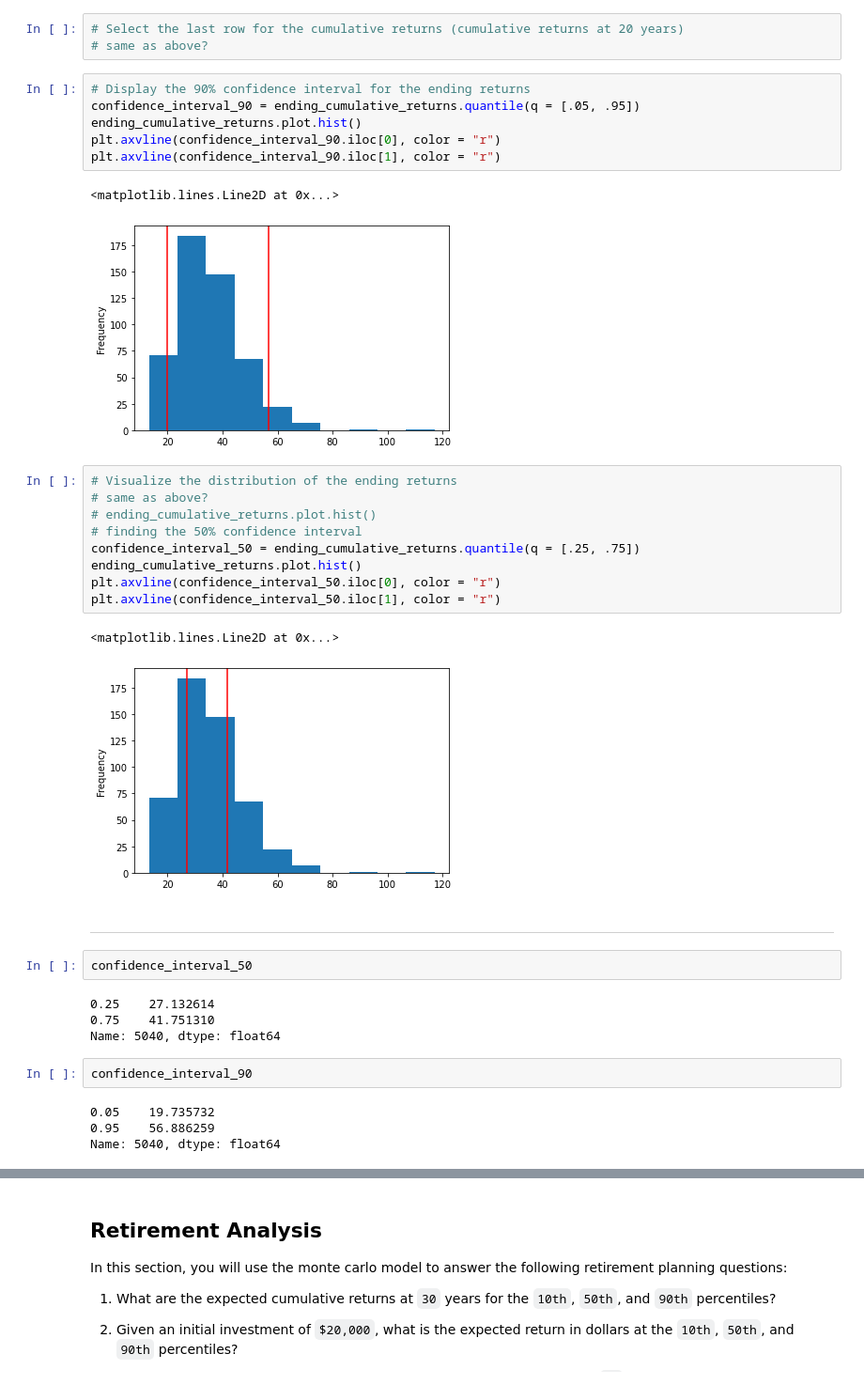
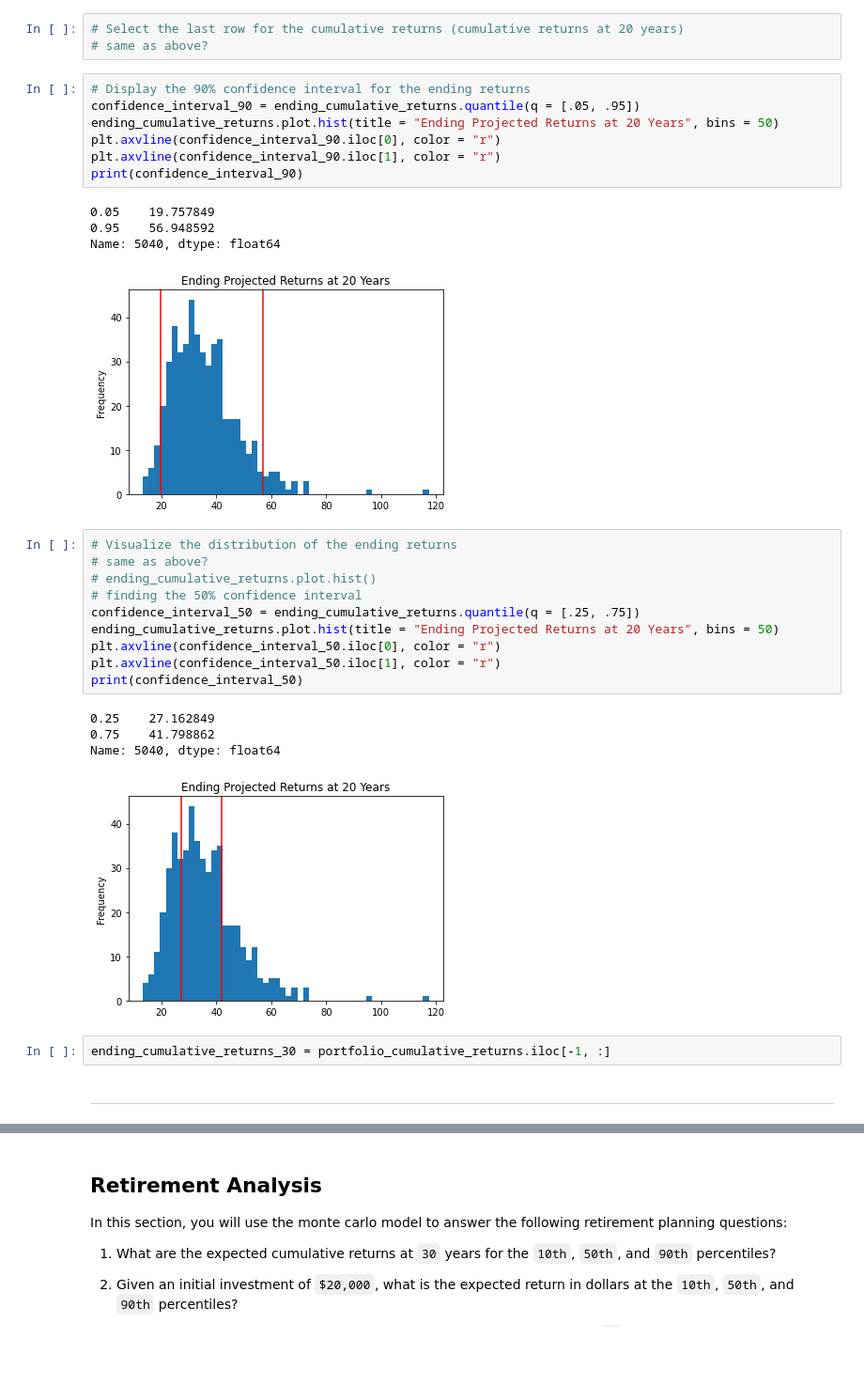
Before and after one commit to dovu93/API_HW, a Jupyter notebook: Assignment/portfolio_planner.ipynb, the cells around one changed output, grey strips where cells are left out. Shown at 94% size. Drawn from its saved outputs; the diff is of its cells as text; blank space fills up the shorter version.

```diff
--- a/Assignment/portfolio_planner.ipynb
+++ b/Assignment/portfolio_planner.ipynb
@@ -213,35 +207,31 @@ Name: 5040, Length: 500, dtype: float64
 # %%
 # Display the 90% confidence interval for the ending returns
 confidence_interval_90 = ending_cumulative_returns.quantile(q = [.05, .95])
-ending_cumulative_returns.plot.hist()
+ending_cumulative_returns.plot.hist(title = "Ending Projected Returns at 20 Years", bins = 50)
 plt.axvline(confidence_interval_90.iloc[0], color = "r")
 plt.axvline(confidence_interval_90.iloc[1], color = "r")
+print(confidence_interval_90)
 # %% [output]
-<matplotlib.lines.Line2D at 0x...>
+0.05    19.757849
+0.95    56.948592
+Name: 5040, dtype: float64
-[figure, old version]
+[figure, new version]
 # %%
 # Visualize the distribution of the ending returns
 # same as above?
 # ending_cumulative_returns.plot.hist()
 # finding the 50% confidence interval
 confidence_interval_50 = ending_cumulative_returns.quantile(q = [.25, .75])
-ending_cumulative_returns.plot.hist()
+ending_cumulative_returns.plot.hist(title = "Ending Projected Returns at 20 Years", bins = 50)
 plt.axvline(confidence_interval_50.iloc[0], color = "r")
 plt.axvline(confidence_interval_50.iloc[1], color = "r")
+print(confidence_interval_50)
 # %% [output]
-<matplotlib.lines.Line2D at 0x...>
+0.25    27.162849
+0.75    41.798862
+Name: 5040, dtype: float64
-[figure, old version]
+[figure, new version]
+# %%
+ending_cumulative_returns_30 = portfolio_cumulative_returns.iloc[-1, :]
 # %% [markdown]
 ---
-# %%
-confidence_interval_50
-# %% [output]
-0.25    27.132614
-0.75    41.751310
-Name: 5040, dtype: float64
-# %%
-confidence_interval_90
-# %% [output]
-0.05    19.735732
-0.95    56.886259
-Name: 5040, dtype: float64
```
Also changed, not shown: parts of 9 cells of this notebook, 4 other files.
